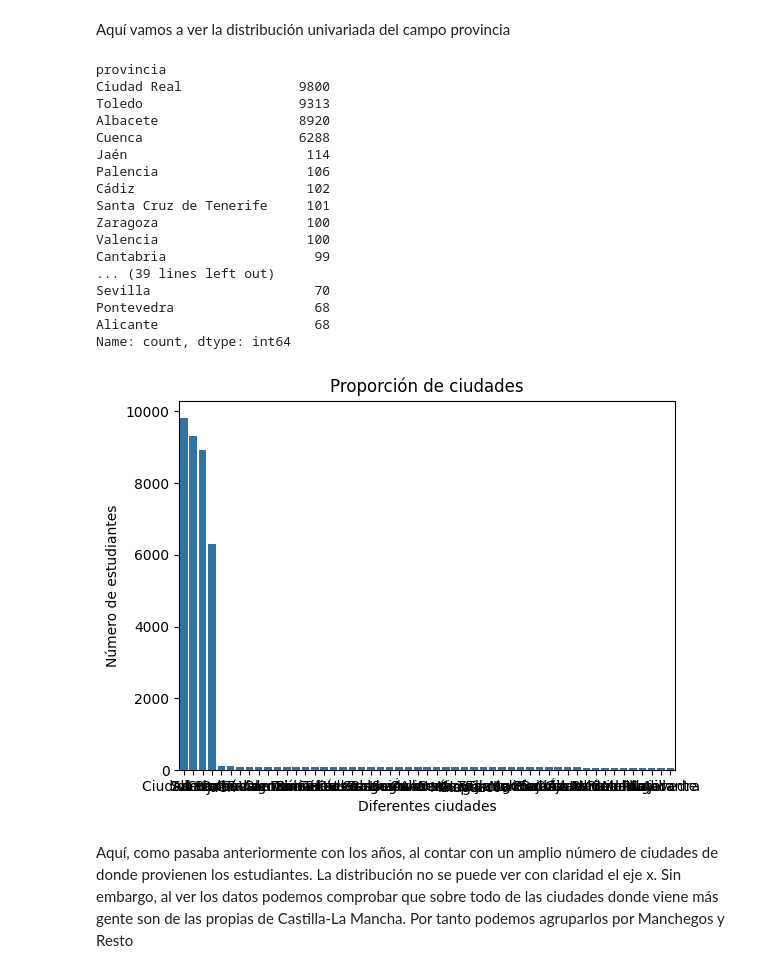
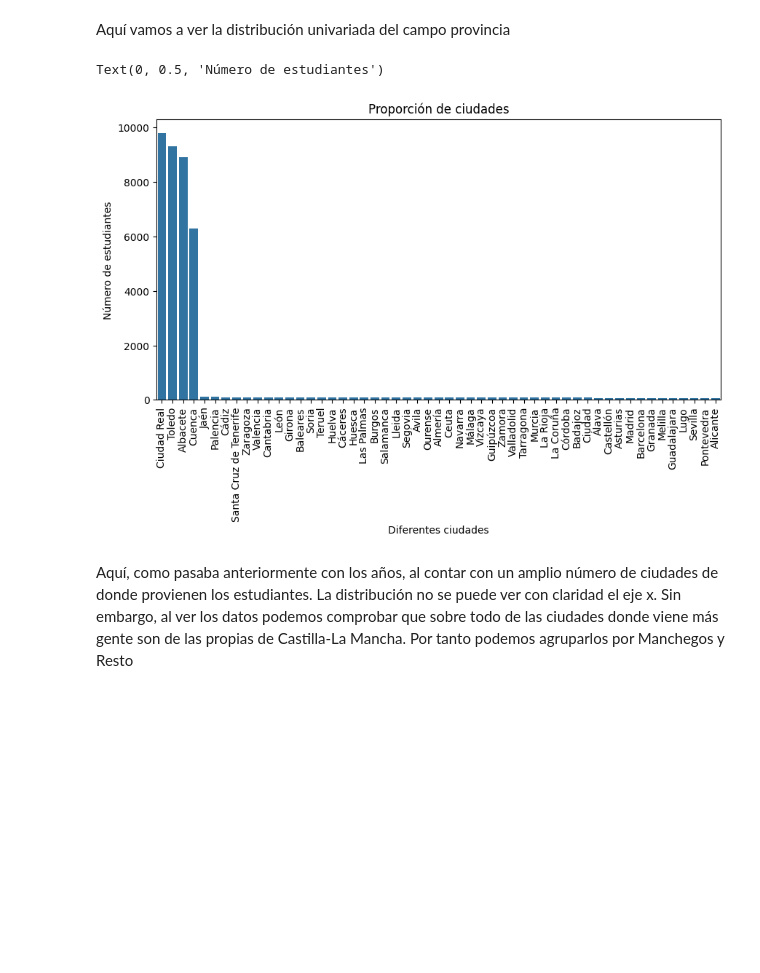
Before and after one commit to GuillermoMorcillo/Practica1Mineria, a Jupyter notebook: Práctica 1 - Análisis, procesamiento y validación .ipynb, the cells around one changed output. Drawn from its saved outputs; the diff is of its cells as text; code cells hidden in the pictures; blank space fills up the shorter version.

```diff
--- a/Práctica 1 - Análisis, procesamiento y validación .ipynb
+++ b/Práctica 1 - Análisis, procesamiento y validación .ipynb
@@ -306,31 +290,16 @@ Aquí vamos a ver la distribución univariada del campo provincia
 # %%
 df_provincia = df_train["provincia"]
 df_provincia = df_provincia.value_counts()
 
+plt.figure(figsize=(10,5))
 sns.barplot(df_provincia)
 plt.title("Proporción de ciudades")
 plt.xlabel("Diferentes ciudades")
+plt.xticks(rotation=90)
 plt.ylabel("Número de estudiantes")
-print(df_provincia)
 # %% [output]
-provincia
-Ciudad Real               9800
-Toledo                    9313
-Albacete                  8920
-Cuenca                    6288
-Jaén                       114
-Palencia                   106
-Cádiz                      102
-Santa Cruz de Tenerife     101
-Zaragoza                   100
-Valencia                   100
-Cantabria                   99
-... (39 lines left out)
-Sevilla                     70
-Pontevedra                  68
-Alicante                    68
-Name: count, dtype: int64
+Text(0, 0.5, 'Número de estudiantes')
-[figure, old version]
+[figure, new version]
 # %% [markdown]
 Aquí, como pasaba anteriormente con los años, al contar con un amplio número de ciudades de donde provienen los estudiantes. La distribución no se puede ver con claridad el eje x. Sin embargo, al ver los datos podemos comprobar que sobre todo de las ciudades donde viene más gente son de las propias de Castilla-La Mancha. Por tanto podemos agruparlos por Manchegos y Resto
 # %%
```
Also changed, not shown: parts of 12 cells of this notebook.
